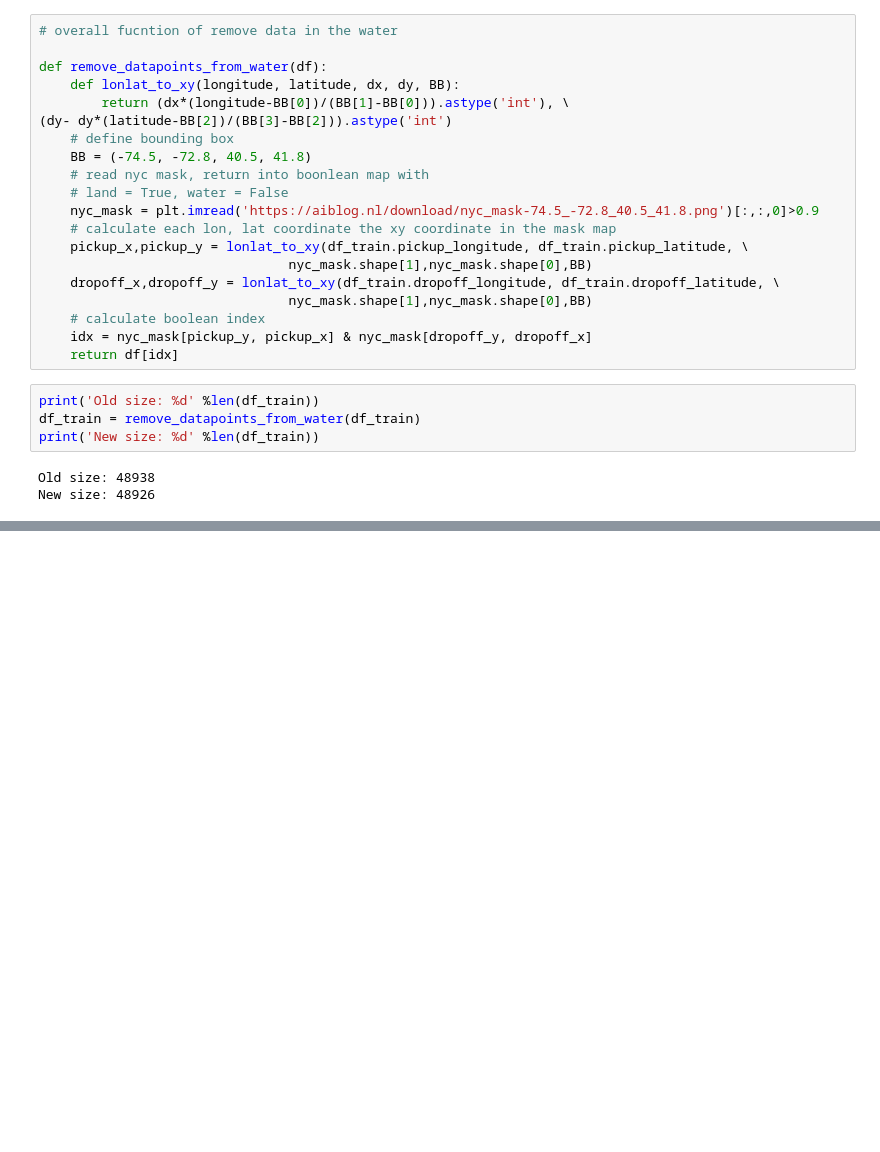
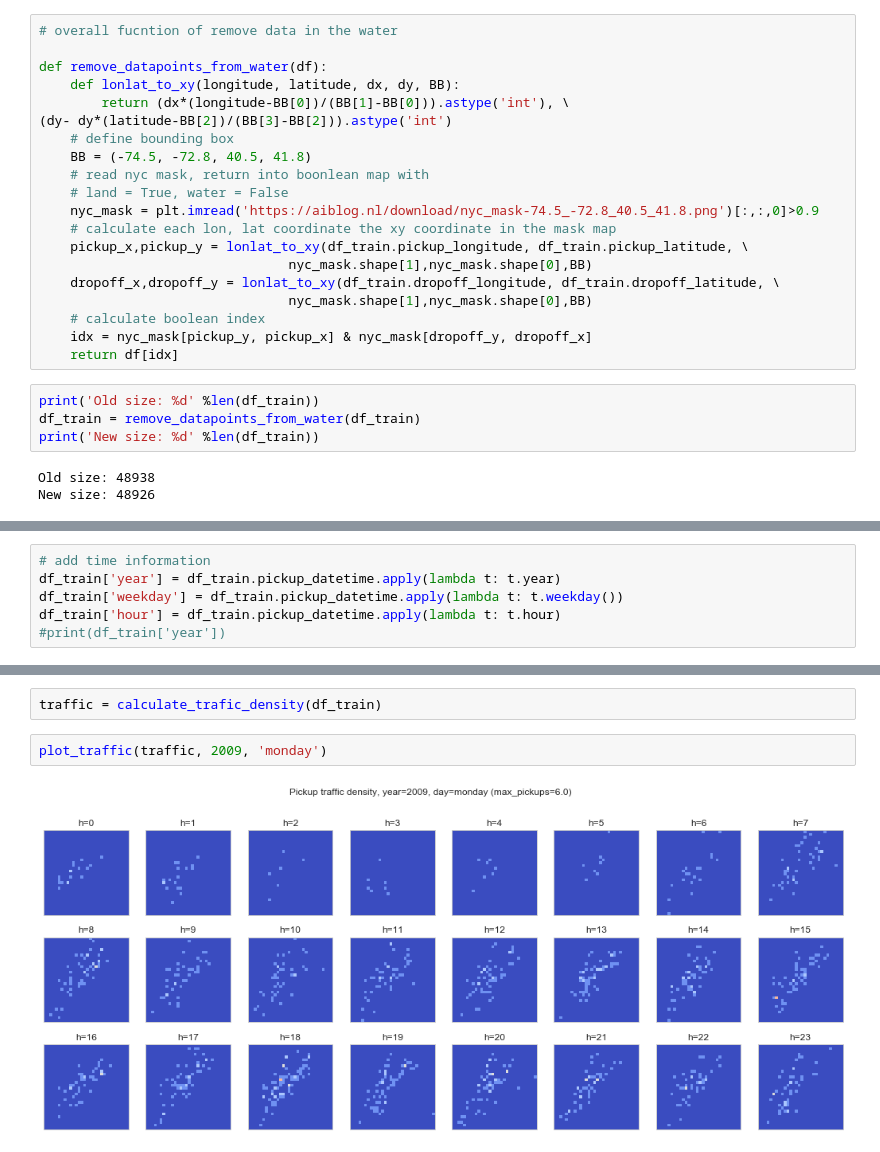
Before and after one commit to haorenxwx/KaggleProjectGit, a Jupyter notebook: NYCtaxi/NYCTaxiFare.py.ipynb, the cells around one changed output, grey strips where cells are left out. Cells and saved outputs as stored; diff of their text form; blank space fills up the shorter version.

```diff
--- a/NYCtaxi/NYCTaxiFare.py.ipynb
+++ b/NYCtaxi/NYCTaxiFare.py.ipynb
@@ -299,0 +322,6 @@ for i in range(n_lon):
+# %%
+# add time information
+df_train['year'] = df_train.pickup_datetime.apply(lambda t: t.year)
+df_train['weekday'] = df_train.pickup_datetime.apply(lambda t: t.weekday())
+df_train['hour'] = df_train.pickup_datetime.apply(lambda t: t.hour)
+#print(df_train['year'])
@@ -299,0 +375,6 @@ for i in range(n_lon):
+# %%
+traffic = calculate_trafic_density(df_train)
+# %%
+plot_traffic(traffic, 2009, 'monday')
+# %% [output]
+[figure, added]
```
Also changed, not shown: parts of 23 cells of this notebook, 1 other file.
